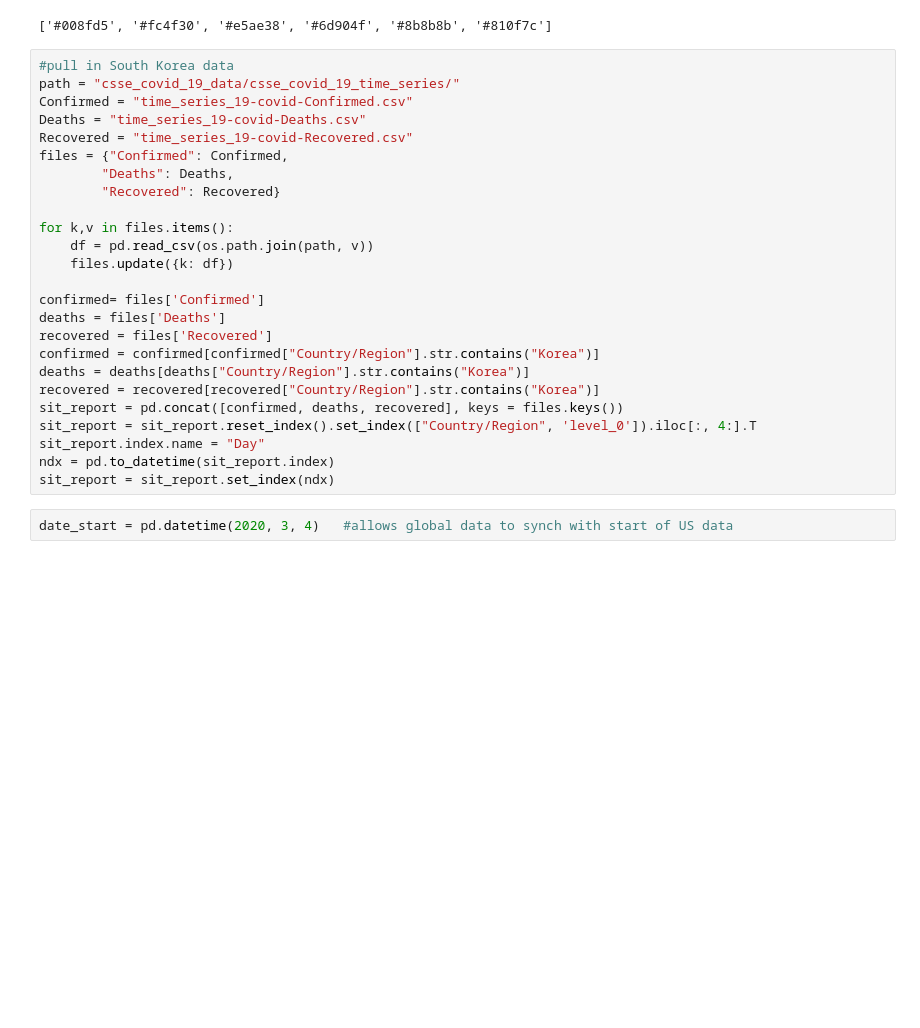
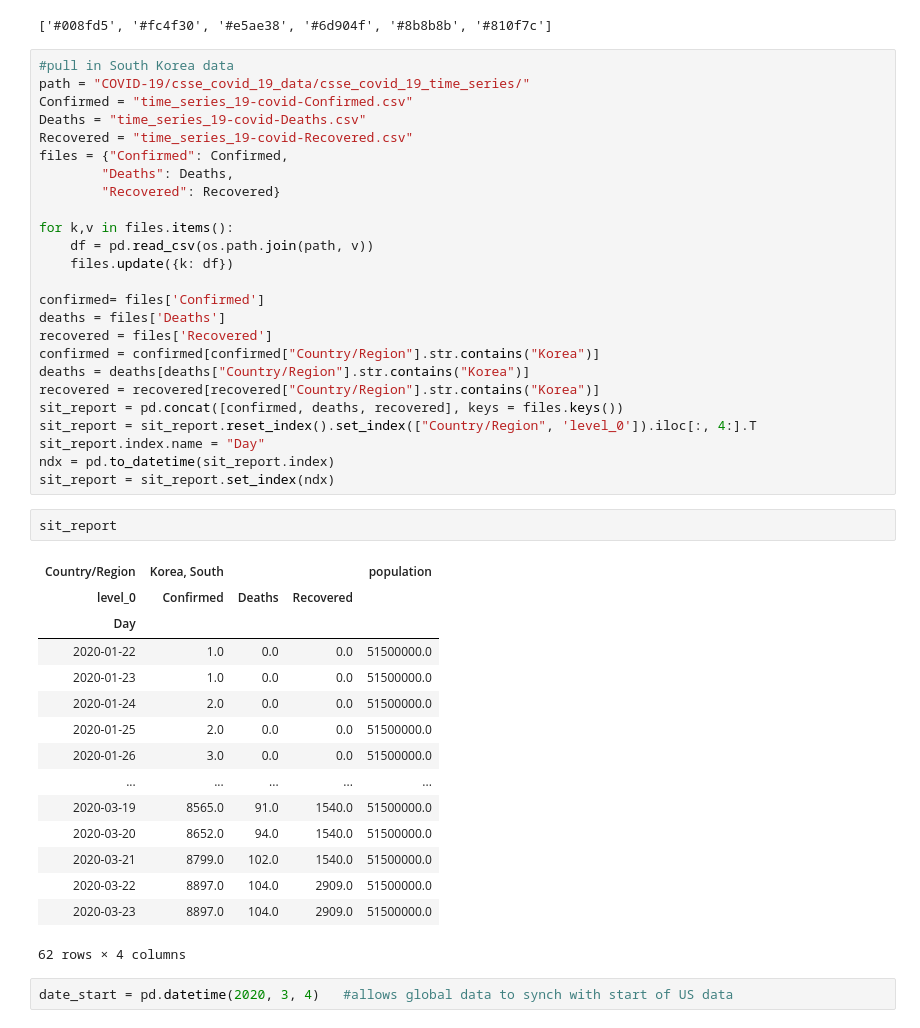
Before and after one commit to leeprevost/COVID-19, a Jupyter notebook: Pop adjusted cases.ipynb, the cells around one changed output. Saved outputs shown, nothing was run; the diff lists cells and outputs as text; blank space fills up the shorter version.

```diff
--- a/Pop adjusted cases.ipynb
+++ b/Pop adjusted cases.ipynb
@@ -510,7 +510,7 @@ colors
 ['#008fd5', '#fc4f30', '#e5ae38', '#6d904f', '#8b8b8b', '#810f7c']
 # %%
 #pull in South Korea data
-path = "csse_covid_19_data/csse_covid_19_time_series/"
+path = "COVID-19/csse_covid_19_data/csse_covid_19_time_series/"
 Confirmed = "time_series_19-covid-Confirmed.csv"
 Deaths = "time_series_19-covid-Deaths.csv"
 Recovered = "time_series_19-covid-Recovered.csv"
@@ -533,6 +533,24 @@ sit_report = sit_report.reset_index().set_index(["Country/Region", 'level_0']).i
 sit_report.index.name = "Day"
 ndx = pd.to_datetime(sit_report.index)
 sit_report = sit_report.set_index(ndx)
+# %%
+sit_report
+# %% [output]
+| Country/Region | Korea, South |  |  | population |
+| level_0 | Confirmed | Deaths | Recovered |  |
+| Day |  |  |  |  |
+| 2020-01-22 | 1.0 | 0.0 | 0.0 | 51500000.0 |
+| 2020-01-23 | 1.0 | 0.0 | 0.0 | 51500000.0 |
+| 2020-01-24 | 2.0 | 0.0 | 0.0 | 51500000.0 |
+| 2020-01-25 | 2.0 | 0.0 | 0.0 | 51500000.0 |
+| 2020-01-26 | 3.0 | 0.0 | 0.0 | 51500000.0 |
+| ... | ... | ... | ... | ... |
+| 2020-03-19 | 8565.0 | 91.0 | 1540.0 | 51500000.0 |
+| 2020-03-20 | 8652.0 | 94.0 | 1540.0 | 51500000.0 |
+| 2020-03-21 | 8799.0 | 102.0 | 1540.0 | 51500000.0 |
+| 2020-03-22 | 8897.0 | 104.0 | 2909.0 | 51500000.0 |
+| 2020-03-23 | 8897.0 | 104.0 | 2909.0 | 51500000.0 |
+62 rows × 4 columns
 # %%
 date_start = pd.datetime(2020, 3, 4)   #allows global data to synch with start of US data
 # %%
```
Also changed, not shown: parts of 20 cells of this notebook, 52 other files.
